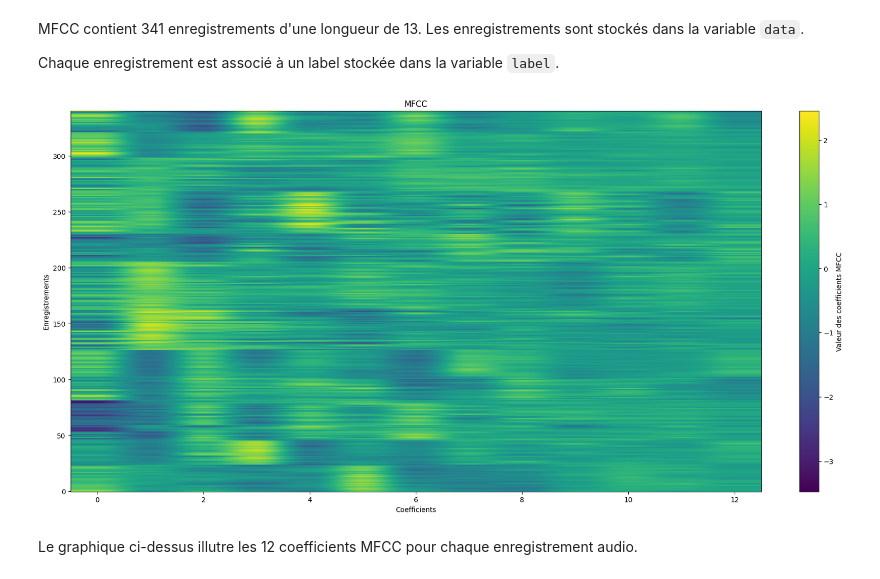
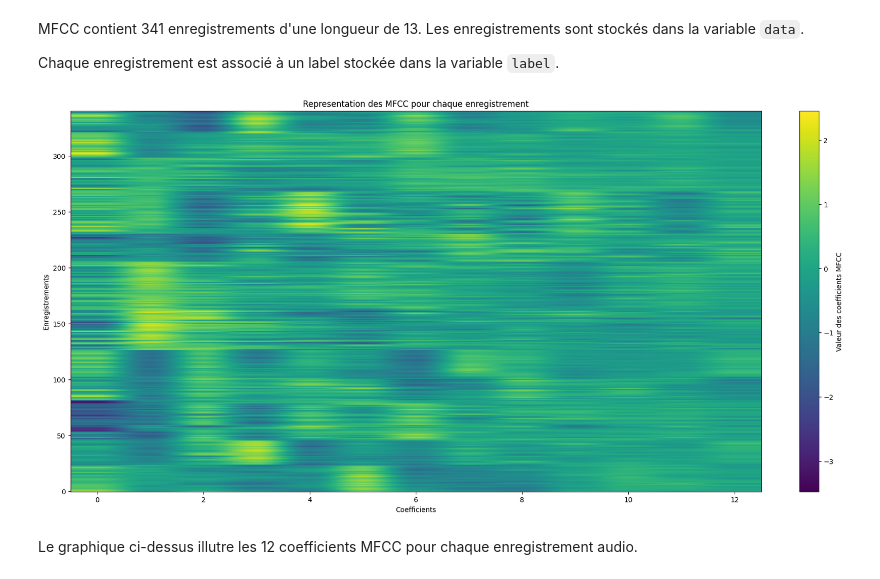
Before and after one commit to HDwayne/Projet_BeatBox, a Jupyter notebook: ProjetBeatbox.ipynb, the cells around one changed output. Saved outputs shown, nothing was run; the diff lists cells and outputs as text; code cells hidden in the pictures.

```diff
--- a/ProjetBeatbox.ipynb
+++ b/ProjetBeatbox.ipynb
@@ -65,17 +65,17 @@ Chaque enregistrement est associé à un label stockée dans la variable `label`
 # %%
 plt.figure(figsize=(20,10))
 plt.imshow(data, aspect='auto', origin='lower')
-plt.title('MFCC')
+plt.title('Representation des MFCC pour chaque enregistrement')
 plt.xlabel('Coefficients')
 plt.ylabel('Enregistrements')
 plt.colorbar(
     orientation='vertical',
     fraction=0.05,
     label='Valeur des coefficients MFCC'
 )
 plt.show()
 # %% [output]
-[figure, old version]
+[figure, new version]
 # %% [markdown]
 Le graphique ci-dessus illutre les 12 coefficients MFCC pour chaque enregistrement audio.
 # %%
```
Also changed, not shown: parts of 4 cells of this notebook, 3 other files.
